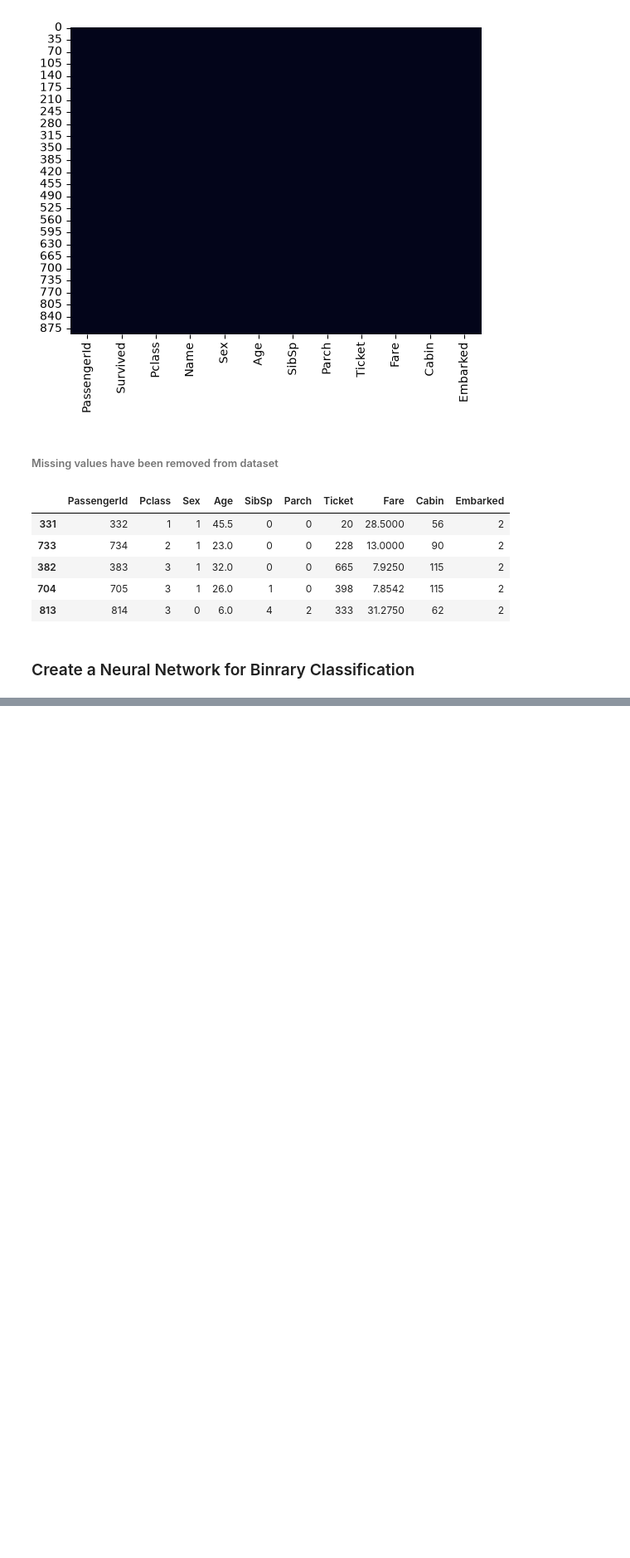
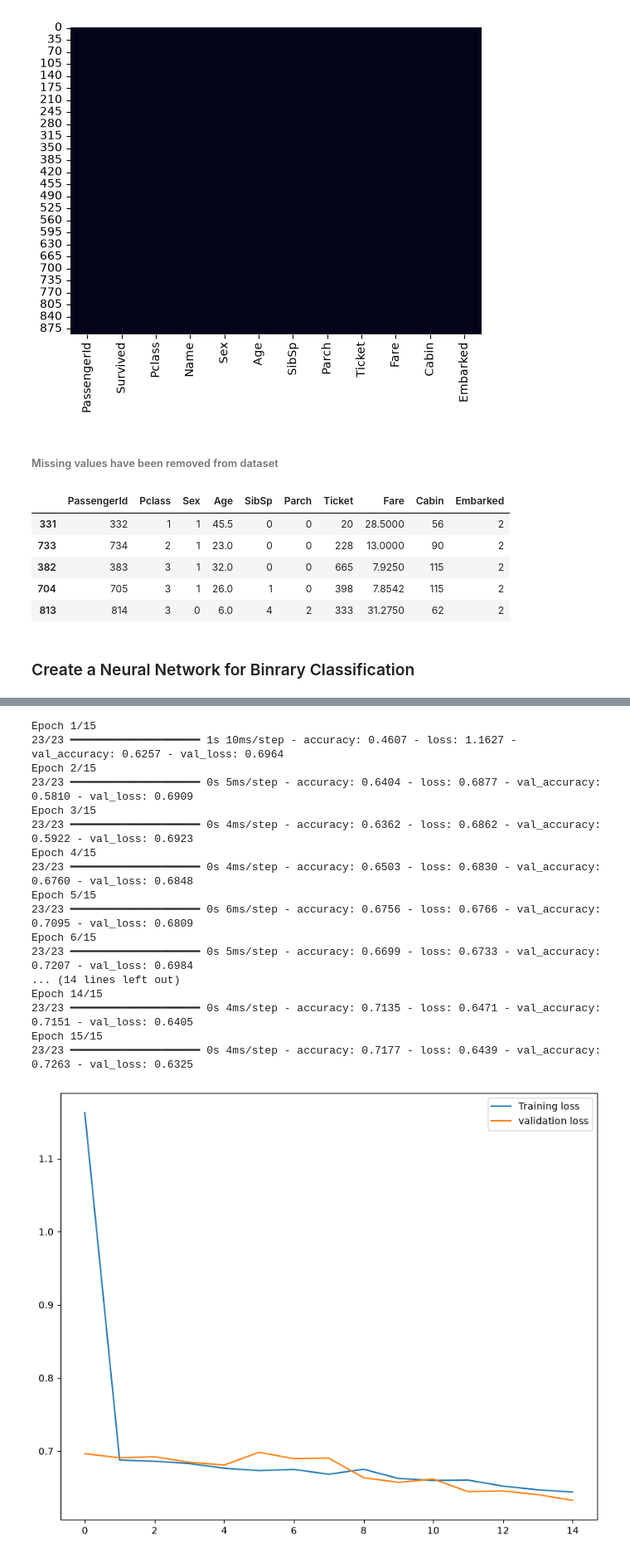
Before and after one commit to mtalhaimran104/deep-learning-journey, a Jupyter notebook: 00_projects/01_titanic_competition/titanic_kaggle.ipynb, the cells around one changed output, grey strips where cells are left out. Shown at 83% size. Saved outputs shown, nothing was run; the diff lists cells and outputs as text; code cells hidden in the pictures; blank space fills up the shorter version.

```diff
--- a/00_projects/01_titanic_competition/titanic_kaggle.ipynb
+++ b/00_projects/01_titanic_competition/titanic_kaggle.ipynb
@@ -375,18 +375,21 @@ import tensorflow as tf
 
 # Building the model
 model = tf.keras.models.Sequential([
-    tf.keras.layers.Dense(64, activation='relu',input_shape=(X_train.shape[1],)), # input layer
+    tf.keras.layers.Dense(128, activation='relu',input_shape=(X_train.shape[1],)), # input layer
 
-    tf.keras.layers.Dense(32, activation= 'relu'),  #Hidden layer
+    tf.keras.layers.Dense(64, activation = 'relu'),  #Hidden layer 1
+    tf.keras.layers.Dense(32, activation= 'relu'),   #Hidden layer 2
+    tf.keras.layers.Dense(16, activation= 'relu'),   #Hidden layer 3
+    tf.keras.layers.Dense(8, activation= 'relu'),    #Hidden layer 4
 
     tf.keras.layers.Dense(1, activation= 'sigmoid')  #Output layer for binary classification
 ])
 
-# Compile the model
-model.compile(optimizer= 'adam', loss= 'binary_crossentropy', metrics=['accuracy'])
+# # Compile the model
+# model.compile(optimizer= 'adam', loss= 'binary_crossentropy', metrics=['accuracy'])
 
-# Training the model
-model.fit(X_train, y_train, epochs=100, batch_size=32, verbose=1)
+# # Training the model
+# model.fit(X_train, y_train, epochs=100, batch_size=32, verbose=1)
 
-# Evaluating the model on test set
-model.evaluate(X_test, y_test)
+# # Evaluating the model on test set
+# model.evaluate(X_test, y_test)
@@ -411,0 +396,51 @@ Epoch 100/100
+# %%
+from tensorflow.keras.callbacks import EarlyStopping
+
+# Define the callback function
+early_stopping = EarlyStopping(patience=5)
+
+model.compile(optimizer= 'adam', loss= 'binary_crossentropy', metrics=['accuracy'])
+
+# Train the model and plot the training and testing loss and accuracy at each epox
+history = model.fit(
+                    X_train,
+                     y_train,
+                     epochs=15,
+                     batch_size=32,
+                     verbose=1,
+                     validation_data=(X_test, y_test),
+                     callbacks=(early_stopping)
+)
+
+# plot the training and testing loss and accuracy at each epoc
+fig, ax = plt.subplots(figsize= (10, 8))
+ax.plot(history.history['loss'], label = 'Training loss')
+ax.plot(history.history['val_loss'], label = 'validation loss')
+ax.legend()
+plt.show()
+
+
+fig, ax = plt.subplots(figsize= (10,8))
+ax.plot(history.history['accuracy'], label = 'Training accuracy')
+ax.plot(history.history['val_accuracy'], label= 'Testing accuracy')
+ax.legend()
+plt.show()
+# %% [output]
+Epoch 1/15
+23/23 ━━━━━━━━━━━━━━━━━━━━ 1s 10ms/step - accuracy: 0.4607 - loss: 1.1627 - val_accuracy: 0.6257 - val_loss: 0.6964
+Epoch 2/15
+23/23 ━━━━━━━━━━━━━━━━━━━━ 0s 5ms/step - accuracy: 0.6404 - loss: 0.6877 - val_accuracy: 0.5810 - val_loss: 0.6909
+Epoch 3/15
+23/23 ━━━━━━━━━━━━━━━━━━━━ 0s 4ms/step - accuracy: 0.6362 - loss: 0.6862 - val_accuracy: 0.5922 - val_loss: 0.6923
+Epoch 4/15
+23/23 ━━━━━━━━━━━━━━━━━━━━ 0s 4ms/step - accuracy: 0.6503 - loss: 0.6830 - val_accuracy: 0.6760 - val_loss: 0.6848
+Epoch 5/15
+23/23 ━━━━━━━━━━━━━━━━━━━━ 0s 6ms/step - accuracy: 0.6756 - loss: 0.6766 - val_accuracy: 0.7095 - val_loss: 0.6809
+Epoch 6/15
+23/23 ━━━━━━━━━━━━━━━━━━━━ 0s 5ms/step - accuracy: 0.6699 - loss: 0.6733 - val_accuracy: 0.7207 - val_loss: 0.6984
+... (14 lines left out)
+Epoch 14/15
+23/23 ━━━━━━━━━━━━━━━━━━━━ 0s 4ms/step - accuracy: 0.7135 - loss: 0.6471 - val_accuracy: 0.7151 - val_loss: 0.6405
+Epoch 15/15
+23/23 ━━━━━━━━━━━━━━━━━━━━ 0s 4ms/step - accuracy: 0.7177 - loss: 0.6439 - val_accuracy: 0.7263 - val_loss: 0.6325
+[figure, added]
```
Also changed, not shown: parts of 2 cells of this notebook.
